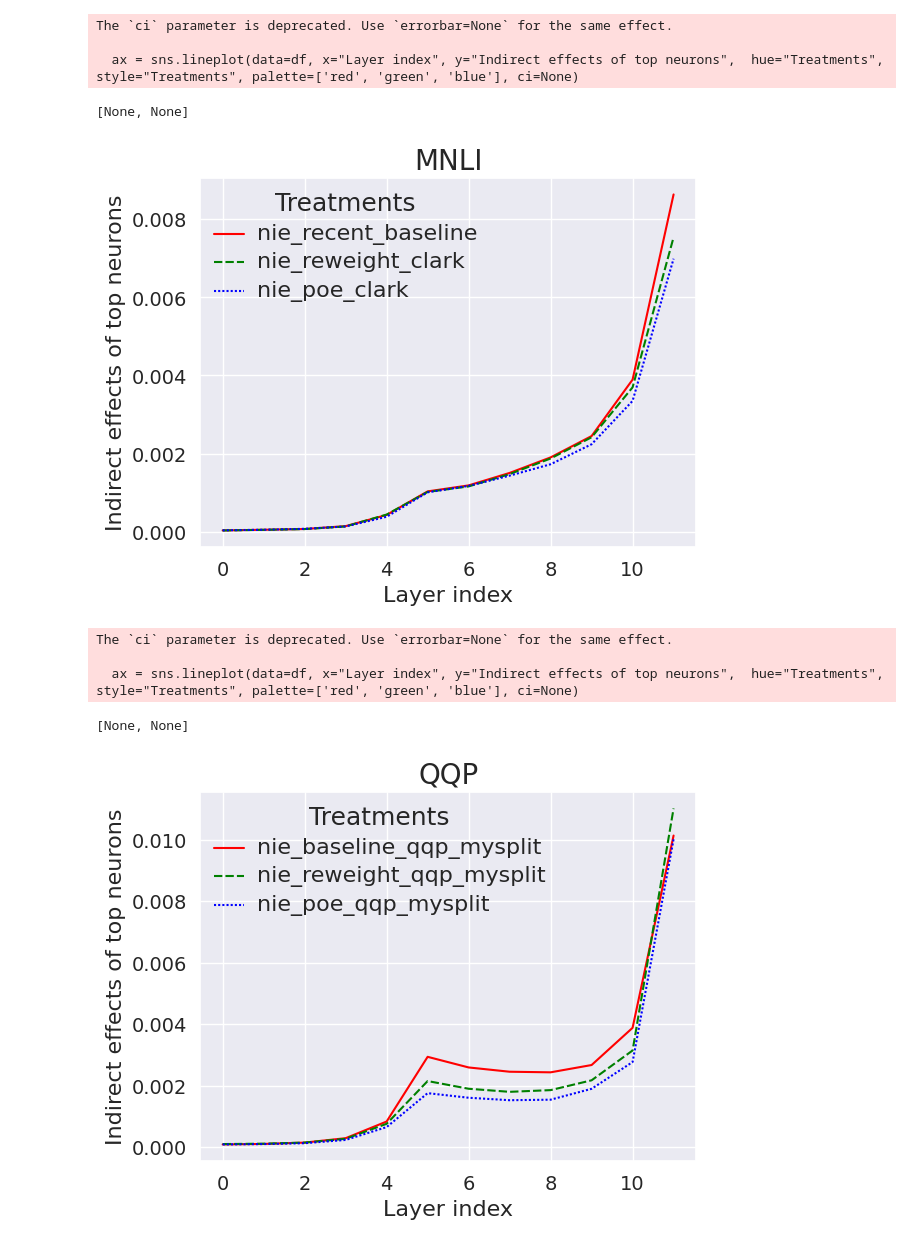
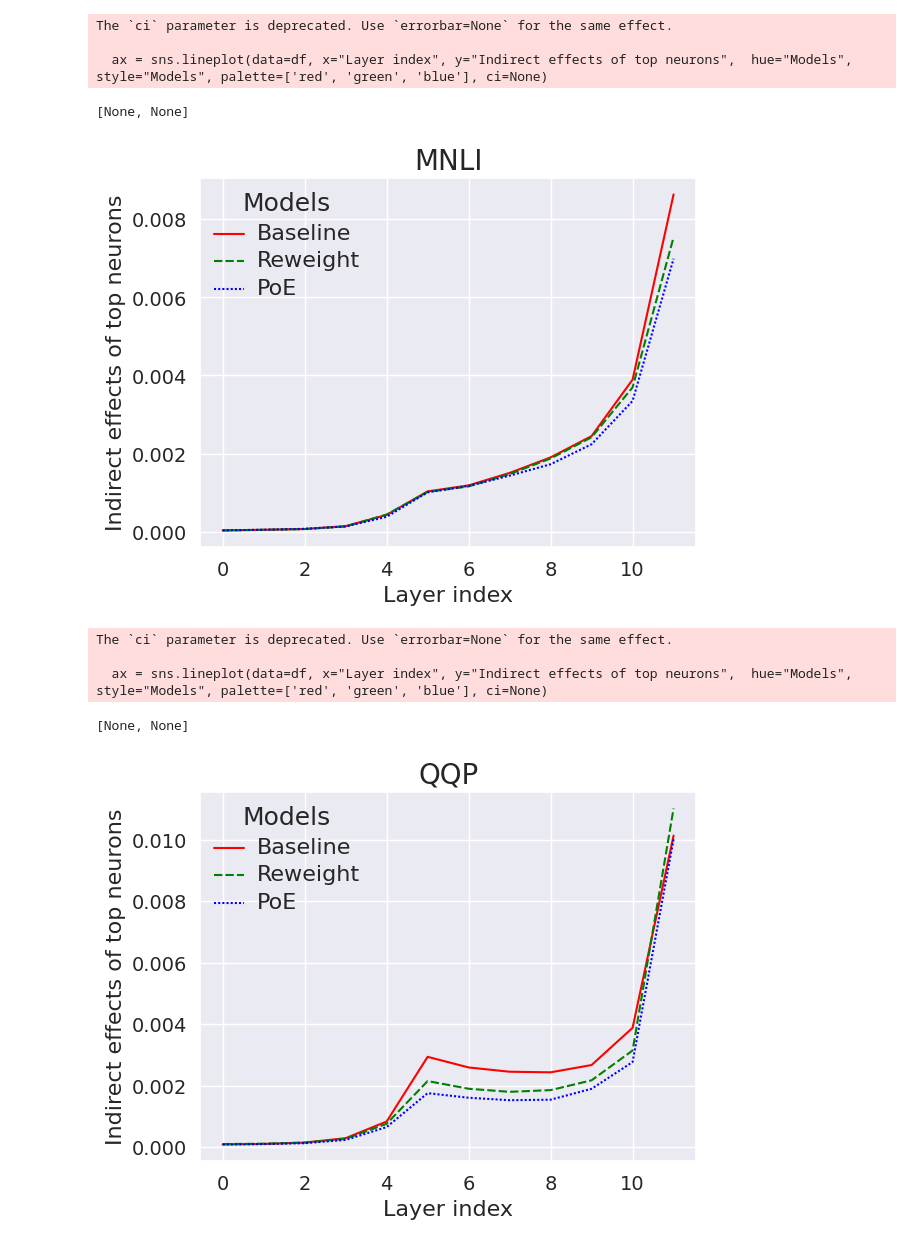
Before and after one commit to sitiporn/DebiasNeuro-components, a Jupyter notebook: notebooks/CMA_Comparision_Models.ipynb, the cells around one changed output. Saved outputs shown, nothing was run; the diff lists cells and outputs as text; code cells hidden in the pictures.

```diff
--- a/notebooks/CMA_Comparision_Models.ipynb
+++ b/notebooks/CMA_Comparision_Models.ipynb
@@ -23,45 +23,38 @@ key = 0.05
 data = {}
 df = {}
 # %%
-x = []
-y = []
-y_nie = {}
+x_layer = []
+y_nie = []
 line_type = []
 top_neurons = {}
 current_dataset = 'MNLI'
 method_names = ['nie_recent_baseline', 'nie_reweight_clark', 'nie_poe_clark']
+mappings_names = ['Baseline', 'Reweight', 'PoE']
+mappings_names = {k:v for (k,v) in zip(method_names, mappings_names)}
 interventions = ['High-overlap','High-overlap', 'High-overlap']
 
 
 for method_name, intervention in zip(method_names, interventions):
     dir_path = os.path.join(top_neuron_path, method_name)
 
-    if method_name not in y_nie.keys(): y_nie[method_name] = {}
     for seed in [1548, 3099, 3785, 3990, 409]:
         path = os.path.join(dir_path, f'top_neuron_layer_each_{seed}_{masking_mode}_{intervention}_all_layers.pickle')
-        with open(path, 'rb') as handle: top_neurons[intervention] = pickle.load(handle)
+        with open(path, 'rb') as handle:
+            top_neurons[intervention] = pickle.load(handle)
+
         for layer in top_neurons[intervention][key].keys():
-            if layer not in y_nie[method_name].keys(): y_nie[method_name][layer] = []
-            y_nie[method_name][layer].append(torch.Tensor([float(nie) for pos, nie in top_neurons[intervention][key][layer].items()]))
+            x_layer.extend([ int(pos.split('-')[1]) for pos, nie in top_neurons[intervention][key][layer].items()])
+            y_nie.extend([float(nie) for pos, nie in top_neurons[intervention][key][layer].items()])
+            line_type.extend([mappings_names[method_name]] * len(top_neurons[intervention][key][layer])  )
 
 
-
-for method_name, intervention in zip(method_names, interventions):
-    for layer in y_nie[method_name].keys():
-        y_nie[method_name][layer] = torch.stack(y_nie[method_name][layer])
-        y_nie[method_name][layer] = torch.mean(y_nie[method_name][layer], dim=0 ).tolist()
-
-        x.extend([layer] * len(y_nie[method_name][layer]))
-        y.extend(y_nie[method_name][layer])
-        line_type.extend([method_name] * len(y_nie[method_name][layer]))
-
-data = {'Layer index': x,
-        'Indirect effects of top neurons':  y,
-         'Treatments': line_type}
+data = {'Layer index': x_layer,
+        'Indirect effects of top neurons':  y_nie,
+         'Models': line_type}
 
 df = pd.DataFrame(data=data)
 sns.set_theme(style="darkgrid")
-ax = sns.lineplot(data=df, x="Layer index", y="Indirect effects of top neurons",  hue="Treatments", style="Treatments", palette=['red', 'green', 'blue'], ci=None)
+ax = sns.lineplot(data=df, x="Layer index", y="Indirect effects of top neurons",  hue="Models", style="Models", palette=['red', 'green', 'blue'], ci=None)
 plt.xlabel('Layer index', fontsize=16);
 plt.ylabel('Indirect effects of top neurons', fontsize=16);
 plt.title(f'{current_dataset}', fontsize=20)
@@ -72,59 +65,52 @@ plt.setp(ax.get_legend().get_title(), fontsize='18') # for legend title
 # %% [output]
 The `ci` parameter is deprecated. Use `errorbar=None` for the same effect.
 
-  ax = sns.lineplot(data=df, x="Layer index", y="Indirect effects of top neurons",  hue="Treatments", style="Treatments", palette=['red', 'green', 'blue'], ci=None)
+  ax = sns.lineplot(data=df, x="Layer index", y="Indirect effects of top neurons",  hue="Models", style="Models", palette=['red', 'green', 'blue'], ci=None)
 [None, None]
-[figure, old version]
+[figure, new version]
 # %%
 current_dataset = 'QQP'
 
-x = []
-y = []
-y_nie = {}
+x_layer = []
+y_nie = []
 line_type = []
 top_neurons = {}
 method_names = ['nie_baseline_qqp_mysplit', 'nie_reweight_qqp_mysplit', 'nie_poe_qqp_mysplit']
+mappings_names = ['Baseline', 'Reweight', 'PoE']
+mappings_names = {k:v for (k,v) in zip(method_names, mappings_names)}
 interventions = ['High-overlap','High-overlap', 'High-overlap']
 
 for method_name, intervention in zip(method_names, interventions):
     dir_path = os.path.join(top_neuron_path, method_name)
 
-    if method_name not in y_nie.keys(): y_nie[method_name] = {}
     for seed in [1548, 3099, 3785, 3990, 409]:
         path = os.path.join(dir_path, f'top_neuron_layer_each_{seed}_{masking_mode}_{intervention}_all_layers.pickle')
-        with open(path, 'rb') as handle: top_neurons[intervention] = pickle.load(handle)
+        with open(path, 'rb') as handle:
+            top_neurons[intervention] = pickle.load(handle)
+
         for layer in top_neurons[intervention][key].keys():
-            if layer not in y_nie[method_name].keys(): y_nie[method_name][layer] = []
-            y_nie[method_name][layer].append(torch.Tensor([float(nie) for pos, nie in top_neurons[intervention][key][layer].items()]))
+            x_layer.extend([ int(pos.split('-')[1]) for pos, nie in top_neurons[intervention][key][layer].items()])
+            y_nie.extend([float(nie) for pos, nie in top_neurons[intervention][key][layer].items()])
+            line_type.extend([mappings_names[method_name]] * len(top_neurons[intervention][key][layer])  )
 
 
-
-for method_name, intervention in zip(method_names, interventions):
-    for layer in y_nie[method_name].keys():
-        y_nie[method_name][layer] = torch.stack(y_nie[method_name][layer])
-        y_nie[method_name][layer] = torch.mean(y_nie[method_name][layer], dim=0 ).tolist()
-
-        x.extend([layer] * len(y_nie[method_name][layer]))
-        y.extend(y_nie[method_name][layer])
-        line_type.extend([method_name] * len(y_nie[method_name][layer]))
-
-data = {'Layer index': x,
-        'Indirect effects of top neurons':  y,
-         'Treatments': line_type}
+data = {'Layer index': x_layer,
+        'Indirect effects of top neurons':  y_nie,
+         'Models': line_type}
 
 df = pd.DataFrame(data=data)
 sns.set_theme(style="darkgrid")
-ax = sns.lineplot(data=df, x="Layer index", y="Indirect effects of top neurons",  hue="Treatments", style="Treatments", palette=['red', 'green', 'blue'], ci=None)
+ax = sns.lineplot(data=df, x="Layer index", y="Indirect effects of top neurons",  hue="Models", style="Models", palette=['red', 'green', 'blue'], ci=None)
 plt.xlabel('Layer index', fontsize=16);
 plt.ylabel('Indirect effects of top neurons', fontsize=16);
 plt.title(f'{current_dataset}', fontsize=20)
 plt.tick_params(axis='both', which='major', labelsize=14)
 # plt.legend(fontsize='x-large', title_fontsize='40')
 plt.setp(ax.get_legend().get_texts(), fontsize='16') # for legend text
 plt.setp(ax.get_legend().get_title(), fontsize='18') # for legend title
 # %% [output]
 The `ci` parameter is deprecated. Use `errorbar=None` for the same effect.
 
-  ax = sns.lineplot(data=df, x="Layer index", y="Indirect effects of top neurons",  hue="Treatments", style="Treatments", palette=['red', 'green', 'blue'], ci=None)
+  ax = sns.lineplot(data=df, x="Layer index", y="Indirect effects of top neurons",  hue="Models", style="Models", palette=['red', 'green', 'blue'], ci=None)
 [None, None]
-[figure, old version]
+[figure, new version]
```
